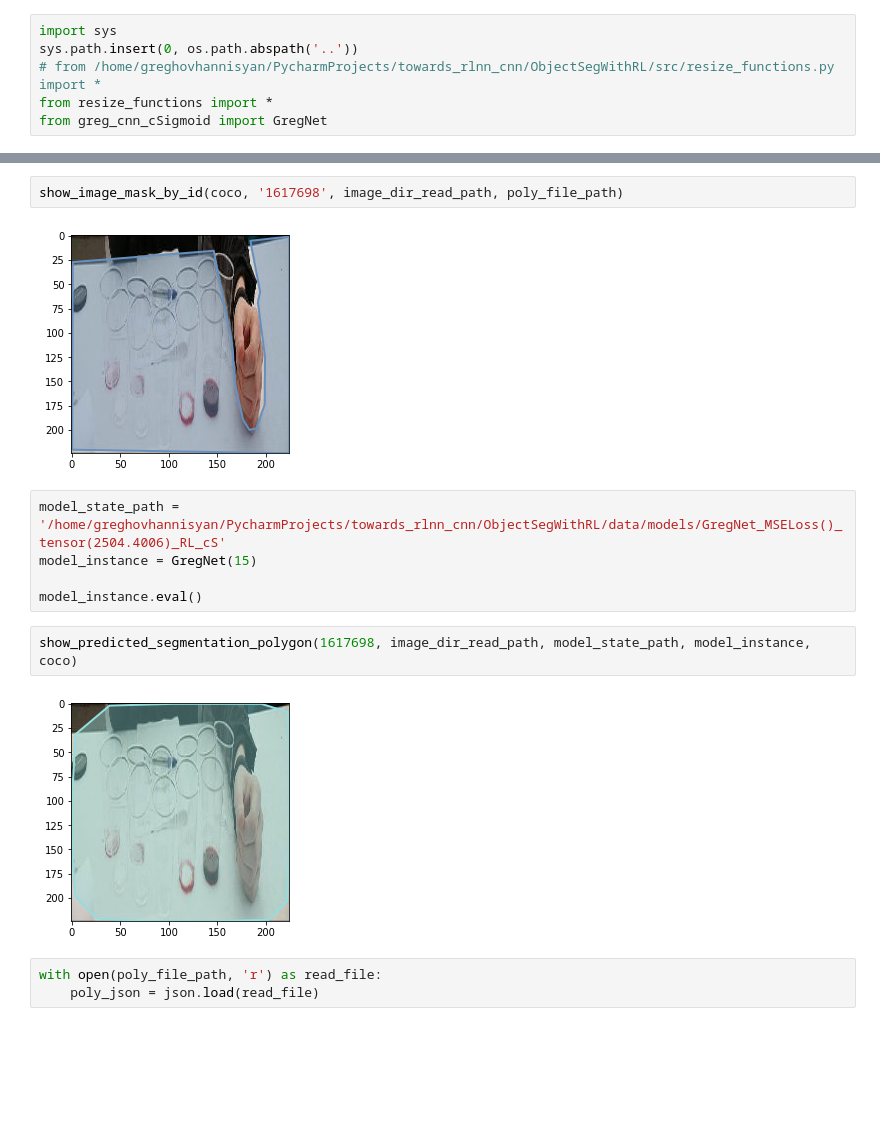
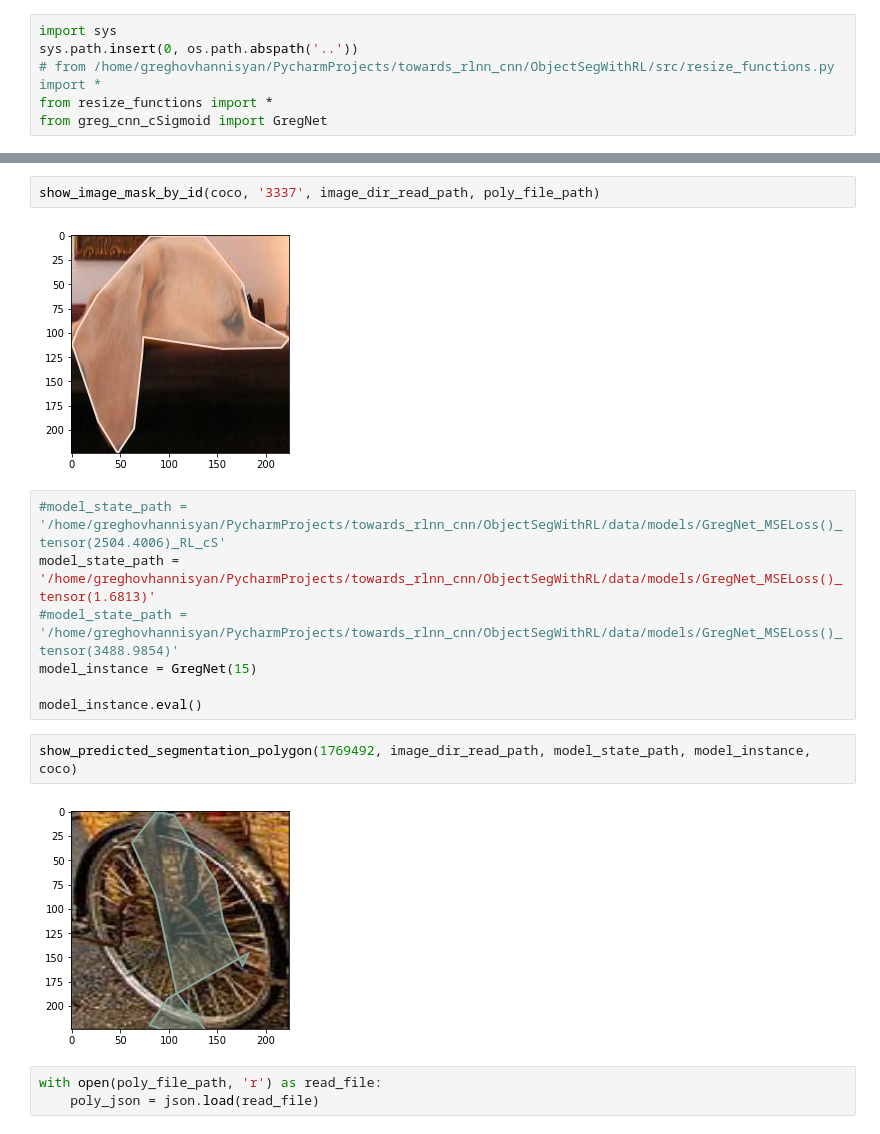
Before and after one commit to ghov/ObjectSegWithRL, a Jupyter notebook: src/jupyter/show_some_resized_images_with_segmentation.ipynb, the cells around one changed output, grey strips where cells are left out. Saved outputs shown, nothing was run; the diff lists cells and outputs as text; blank space fills up the shorter version.

```diff
--- a/src/jupyter/show_some_resized_images_with_segmentation.ipynb
+++ b/src/jupyter/show_some_resized_images_with_segmentation.ipynb
@@ -30,18 +32,20 @@ Done (t=13.79s)
 creating index...
 index created!
 # %%
-show_image_mask_by_id(coco, '1617698', image_dir_read_path, poly_file_path)
+show_image_mask_by_id(coco, '3337', image_dir_read_path, poly_file_path)
 # %% [output]
-[figure, old version]
+[figure, new version]
 # %%
-model_state_path = '/home/greghovhannisyan/PycharmProjects/towards_rlnn_cnn/ObjectSegWithRL/data/models/GregNet_MSELoss()_tensor(2504.4006)_RL_cS'
+#model_state_path = '/home/greghovhannisyan/PycharmProjects/towards_rlnn_cnn/ObjectSegWithRL/data/models/GregNet_MSELoss()_tensor(2504.4006)_RL_cS'
+model_state_path = '/home/greghovhannisyan/PycharmProjects/towards_rlnn_cnn/ObjectSegWithRL/data/models/GregNet_MSELoss()_tensor(1.6813)'
+#model_state_path = '/home/greghovhannisyan/PycharmProjects/towards_rlnn_cnn/ObjectSegWithRL/data/models/GregNet_MSELoss()_tensor(3488.9854)'
 model_instance = GregNet(15)
 
 model_instance.eval()
 # %%
-show_predicted_segmentation_polygon(1617698, image_dir_read_path, model_state_path, model_instance, coco)
+show_predicted_segmentation_polygon(1769492, image_dir_read_path, model_state_path, model_instance, coco)
 # %% [output]
-[figure, old version]
+[figure, new version]
 # %%
 with open(poly_file_path, 'r') as read_file:
     poly_json = json.load(read_file)
```
Also changed, not shown: parts of 2 cells of this notebook, 5 other files.
